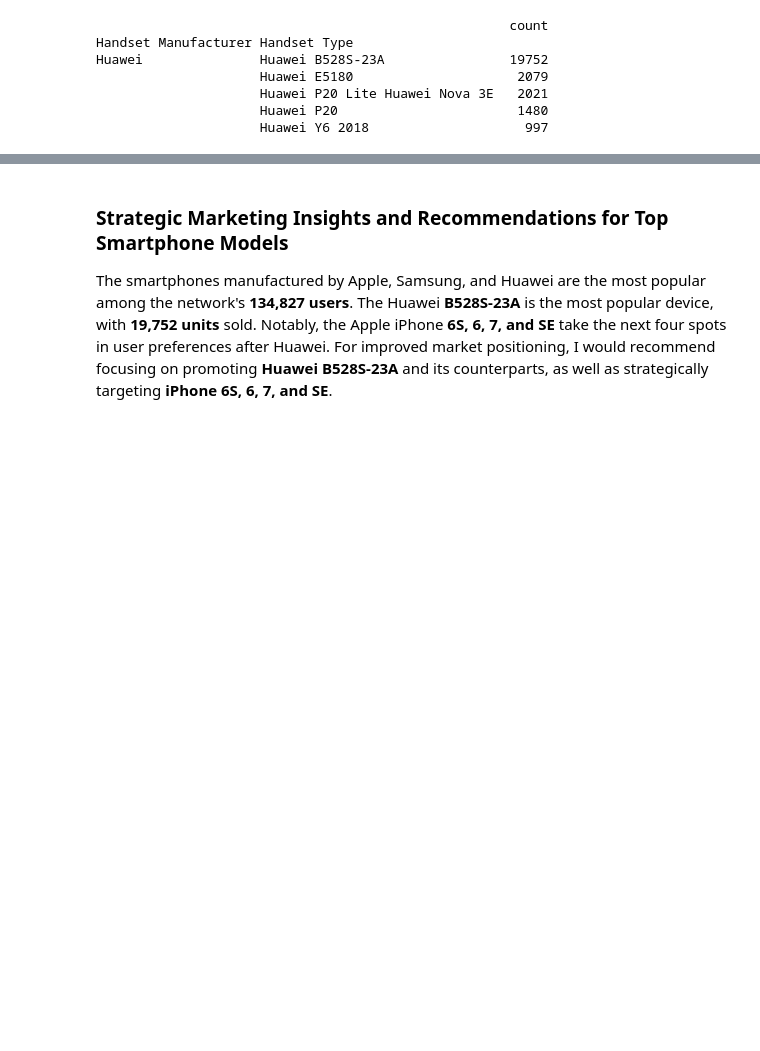
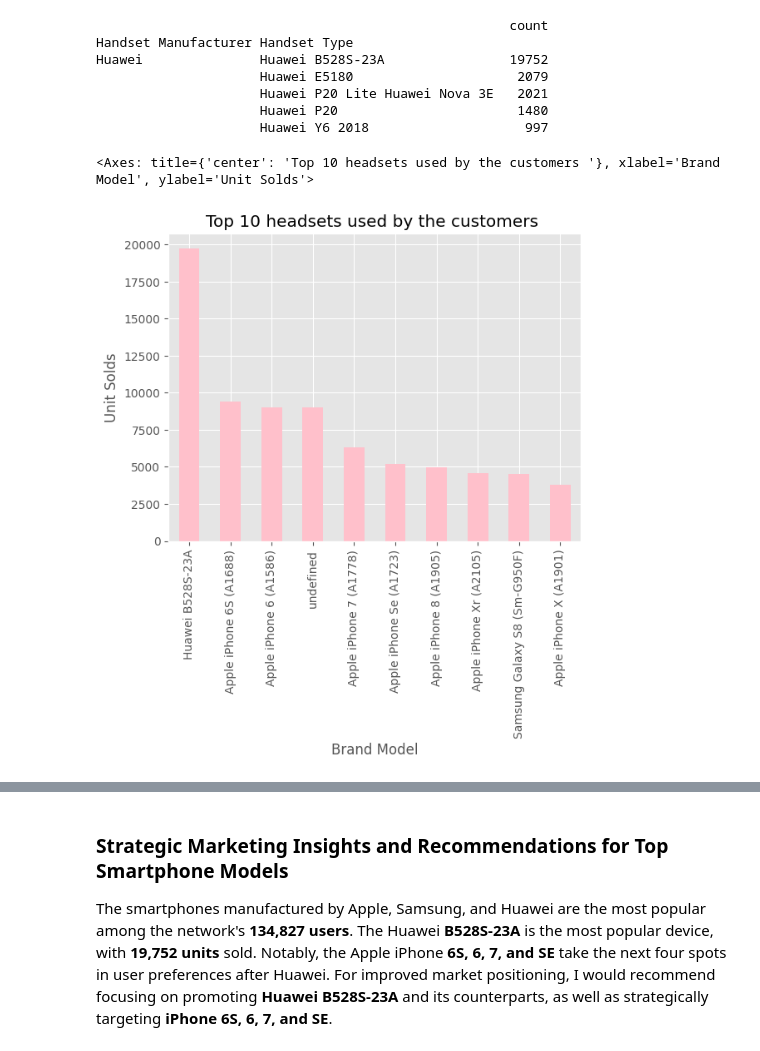
Before and after one commit to Azizadx/user_analytics_in_the_telecommunication, a Jupyter notebook: notebooks/telecom_user_overview_analysis.ipynb, the cells around one changed output, grey strips where cells are left out. Drawn from its saved outputs; the diff is of its cells as text; code cells hidden in the pictures; blank space fills up the shorter version.

Commit message:
feat:add plot visualization

```diff
--- a/notebooks/telecom_user_overview_analysis.ipynb
+++ b/notebooks/telecom_user_overview_analysis.ipynb
@@ -222,3 +222,8 @@ Huawei               Huawei B528S-23A                19752
                      Huawei P20 Lite Huawei Nova 3E   2021
                      Huawei P20                       1480
                      Huawei Y6 2018                    997
+# %%
+top_10_handset_by_customers.plot(kind='bar', title="Top 10 headsets used by the customers ", xlabel='Brand Model', ylabel='Unit Solds',color='pink')
+# %% [output]
+<Axes: title={'center': 'Top 10 headsets used by the customers '}, xlabel='Brand Model', ylabel='Unit Solds'>
+[figure, added]
```
Also changed, not shown: parts of 3 cells of this notebook.
